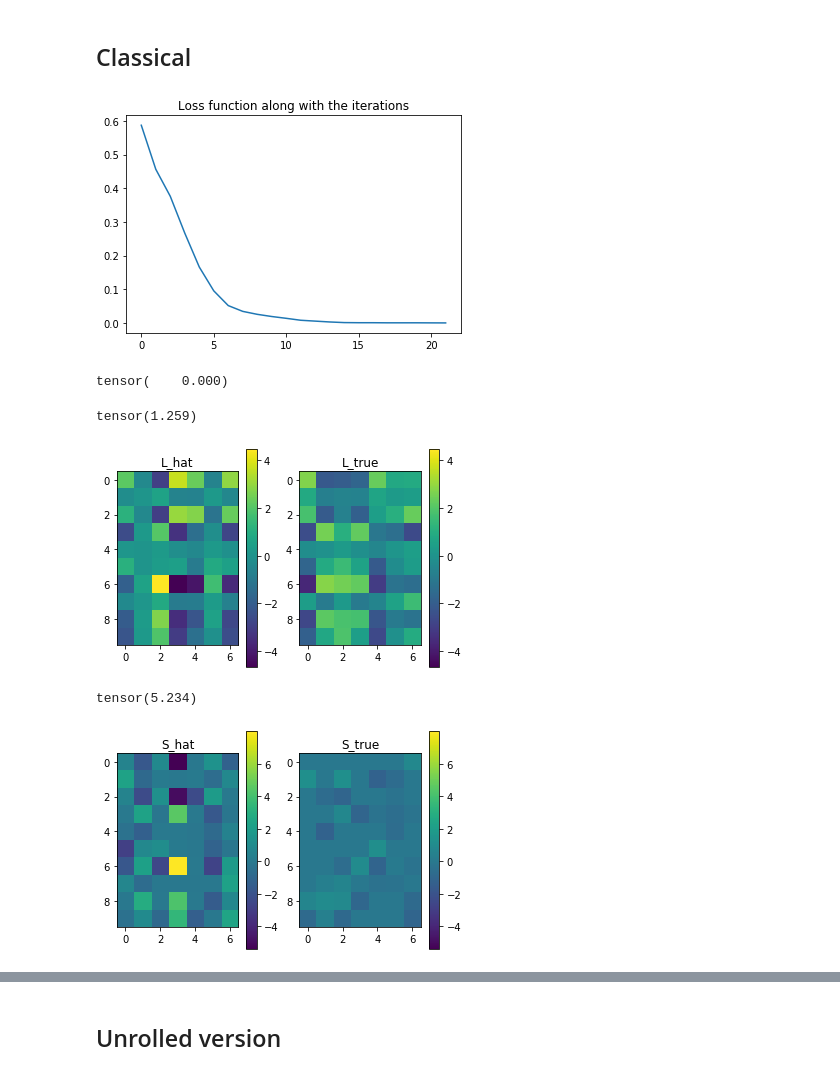
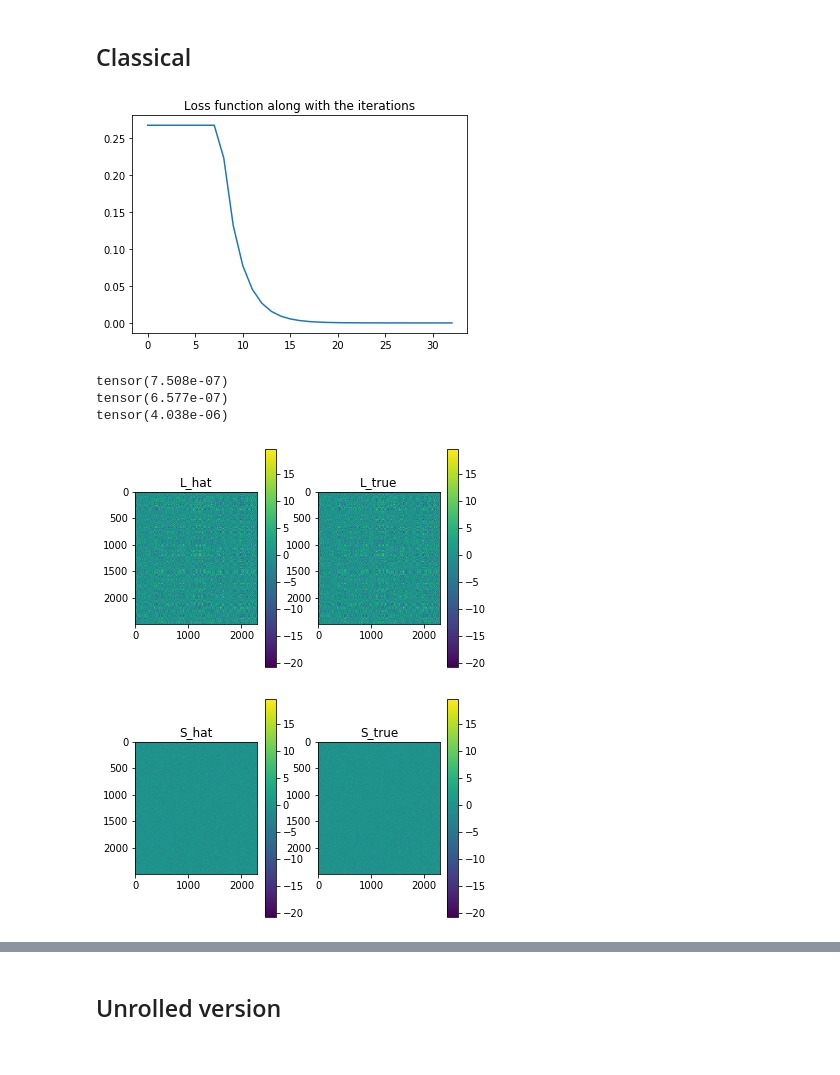
Before and after one commit to elitanzc/FYP, a Jupyter notebook: Learned_AccAltProj.ipynb, the cells around one changed output, grey strips where cells are left out. Saved outputs shown, nothing was run; the diff lists cells and outputs as text; code cells hidden in the pictures.

```diff
--- a/Learned_AccAltProj.ipynb
+++ b/Learned_AccAltProj.ipynb
@@ -36,8 +36,7 @@ alpha = 0.4
 ## https://github.com/caesarcai/LRPCA/blob/main/synthetic_data_exp/training_codes.py
 ## https://github.com/caesarcai/AccAltProj_for_RPCA/blob/master/test_AccAltProj.m
 
-def generate_problem(r,d1,d2,alpha):
-    c           = 1
+def generate_problem(r,d1,d2,alpha, c):
     U0_t 		= torch.randn(d1,r)
     V0_t 		= torch.randn(d2,r)
     L0_t 		= U0_t @ V0_t.t()
@@ -72,7 +71,8 @@ def AccAltProj(M0, r, tol, gamma, max_iter):
     zeta = beta_init * torch.linalg.norm(M0, 2)
     S = thres(M0, zeta)#, False)
     U, Sigma, V = torch.linalg.svd(M0 - S, full_matrices=False)
-    U, Sigma, V = U[:,:r], Sigma[:r], V[:,:r]
+    ## NOTE: torch.linalg.svd(M) returns U, S, V such that M=USV not USV.T
+    U, Sigma, V = U[:,:r], Sigma[:r], V.t()[:, :r]
     L = U @ torch.diag(Sigma) @ V.t()
     zeta = beta * Sigma[0]
     S = thres(M0 - L, zeta)#, False)
@@ -88,7 +88,7 @@ def AccAltProj(M0, r, tol, gamma, max_iter):
                         torch.cat((R2, torch.zeros(R2.shape)), 1)), 0)
         Um, Sigma, Vm = torch.linalg.svd(A, full_matrices=False)
         U = torch.cat((U, Q2), 1) @ Um[:,:r]
-        V = torch.cat((V, Q1), 1) @ Vm[:,:r]
+        V = torch.cat((V, Q1), 1) @ Vm.t()[:,:r]
         L = U @ torch.diag(Sigma[:r]) @ V.t()
         ## Update S
         zeta = beta * (Sigma[r] + torch.pow(gamma, t + 1) * Sigma[0])
@@ -100,53 +100,45 @@ def AccAltProj(M0, r, tol, gamma, max_iter):
             return loss, L, S
     return loss, L, S
 # %%
-## generate rank 2, 0.1-sparsity data
-L_true, S_true, M_true = generate_problem(r, d1, d2, alpha)
+## generate data
+L_true, S_true, M_true = generate_problem(r, d1, d2, alpha, c=1)
 # %%
 ## start with M_true, assuming known rank
-## error tolerance = 1e-5, gamma = 0.7, max_iter = 100
-loss, L_hat, S_hat = AccAltProj(M_true, r, 1e-5, torch.tensor(0.7), 100)
+## error tolerance = 1e-6, gamma = 0.5, max_iter = 100
+loss, L_hat, S_hat = AccAltProj(M_true, r, 1e-6, torch.tensor(0.7), max_iter)
 # %%
 plt.plot(loss)
 plt.title('Loss function along with the iterations')
 plt.show()
+
+print(loss[-1])
+print(torch.linalg.norm(L_hat - L_true)/ torch.linalg.norm(L_true))
+print(torch.linalg.norm(S_true - S_hat, 1)/ torch.linalg.norm(S_true, 1))
 # %% [output]
-[figure, old version]
+[figure, new version]
+tensor(7.508e-07)
+tensor(6.577e-07)
+tensor(4.038e-06)
-# %%
-print(loss[-1])
-# %% [output]
-tensor(    0.000)
-# %%
-print(torch.linalg.norm(L_true - L_hat)/ torch.linalg.norm(L_true))
-# print(L_hat)
-# print(L_true)
-# %% [output]
-tensor(1.259)
 # %%
+combined = torch.cat((L_hat, L_true, S_hat, S_true)) ## combine matrices so that colorbars can be standardized
+
 fig, [ax1, ax2] = plt.subplots(1,2)
-im1 = ax1.imshow(L_hat, vmin=torch.min(torch.cat((L_hat, L_true))), vmax = torch.max(torch.cat((L_hat, L_true))))
+im1 = ax1.imshow(L_hat, vmin=torch.min(combined), vmax = torch.max(combined))
 ax1.set_title("L_hat")
 plt.colorbar(im1, ax=ax1)
-im2 = ax2.imshow(L_true, vmin=torch.min(torch.cat((L_hat, L_true))), vmax = torch.max(torch.cat((L_hat, L_true))))
+im2 = ax2.imshow(L_true, vmin=torch.min(combined), vmax = torch.max(combined))
 ax2.set_title("L_true")
 plt.colorbar(im2, ax=ax2)
 plt.show()
+
+fig, [ax1, ax2] = plt.subplots(1,2)
+im1 = ax1.imshow(S_hat, vmin=torch.min(combined), vmax = torch.max(combined))
+ax1.set_title("S_hat")
+plt.colorbar(im1, ax=ax1)
+im2 = ax2.imshow(S_true, vmin=torch.min(combined), vmax = torch.max(combined))
+ax2.set_title("S_true")
+plt.colorbar(im2, ax=ax2)
+plt.show()
 # %% [output]
-[figure, old version]
+[figure, new version]
+[figure, added]
-# %%
-print(torch.linalg.norm(S_true - S_hat, 1)/ torch.linalg.norm(S_true, 1))
-# print(S_hat)
-# print(S_true)
-# %% [output]
-tensor(5.234)
-# %%
-fig, [ax1, ax2] = plt.subplots(1,2)
-im1 = ax1.imshow(S_hat, vmin=torch.min(torch.cat((S_hat, S_true))), vmax = torch.max(torch.cat((S_hat, S_true))))
-ax1.set_title("S_hat")
-plt.colorbar(im1, ax=ax1)
-im2 = ax2.imshow(S_true, vmin=torch.min(torch.cat((S_hat, S_true))), vmax = torch.max(torch.cat((S_hat, S_true))))
-ax2.set_title("S_true")
-plt.colorbar(im2, ax=ax2)
-plt.show()
-# %% [output]
-[figure, removed]
```
Also changed, not shown: parts of 9 cells of this notebook.
